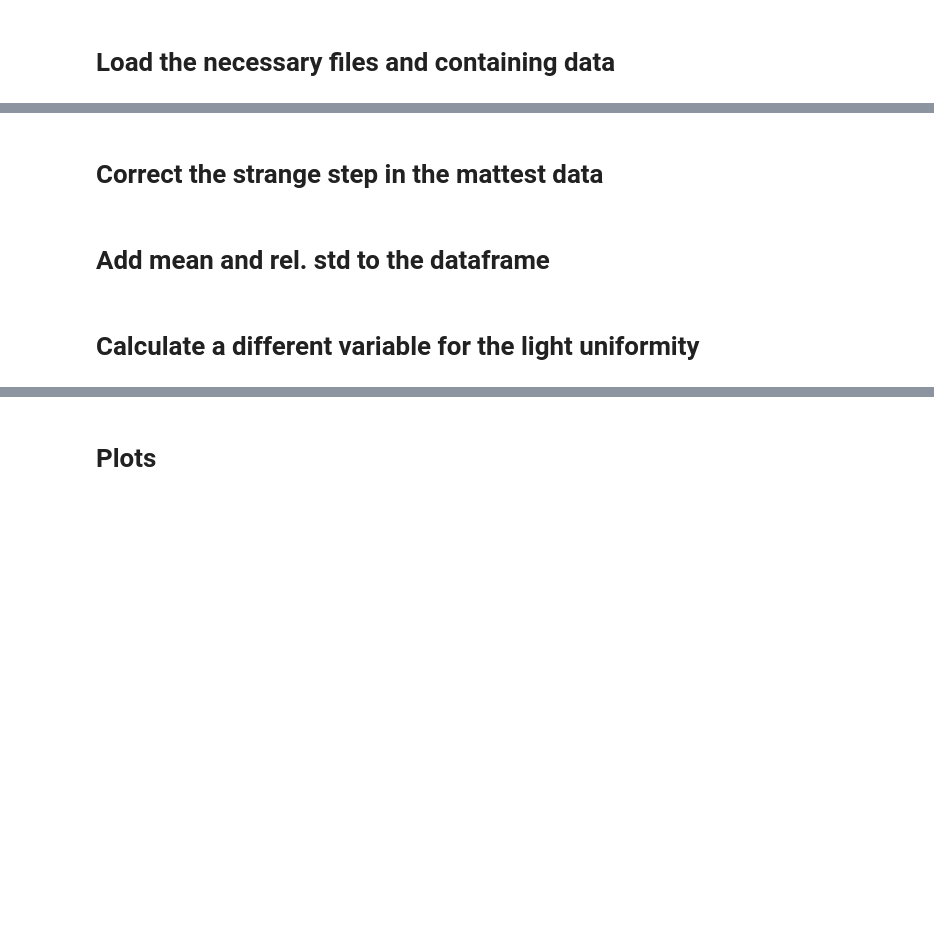
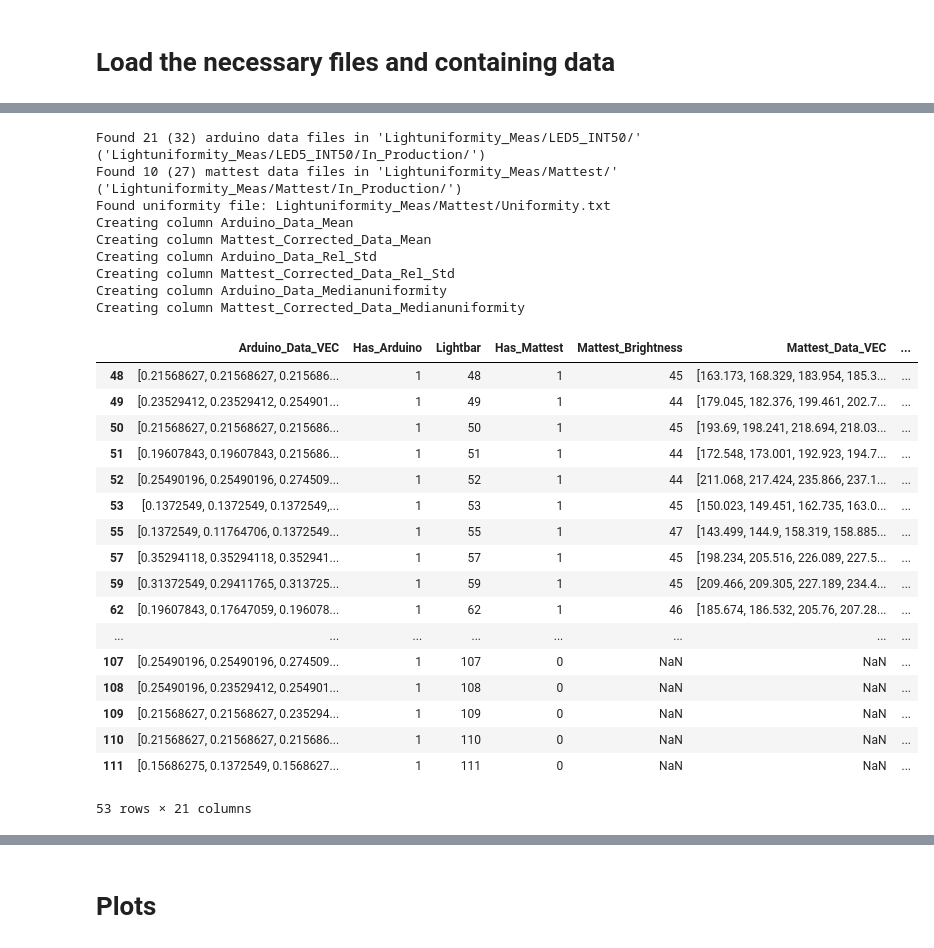
Before and after one commit to Burney222/QA_Lightbar, a Jupyter notebook: Plot_Lightbars.ipynb, the cells around one changed output, grey strips where cells are left out. Drawn from its saved outputs; the diff is of its cells as text; code cells hidden in the pictures; blank space fills up the shorter version.

```diff
--- a/Plot_Lightbars.ipynb
+++ b/Plot_Lightbars.ipynb
@@ -173,2 +254,0 @@ Found uniformity file: Lightuniformity_Meas/Mattest/Uniformity.txt
-# %% [markdown]
-# Correct the strange step in the mattest data
@@ -191,2 +254,0 @@ for i, row in df.iterrows():
-# %% [markdown]
-# Add mean and rel. std to the dataframe
@@ -216,2 +255,46 @@ for i, row in df.iterrows():
-# %% [markdown]
-# Calculate a different variable for the light uniformity
+# %%
+arduino_df = arduino2pandas("Lightuniformity_Meas/LED5_INT50/")
+mattest_df = mattest2pandas("Lightuniformity_Meas/Mattest/")
+
+merged_df = merge_arduino_mattest(arduino_df, mattest_df)
+
+#Correct the step in the mattest data
+corrected_df = correct_matteststep(merged_df)
+
+#Add characteristics for the data
+mean_df = add_characteristic(corrected_df, ["Arduino_Data_VEC", "Mattest_Corrected_Data_VEC"], np.mean, "Mean") #Mean
+rel_std_df = add_characteristic(mean_df, ["Arduino_Data_VEC", "Mattest_Corrected_Data_VEC"],
+                                lambda x: np.std(x)/np.mean(x), "Rel_Std")
+uniformity_df = add_characteristic(rel_std_df, ["Arduino_Data_VEC", "Mattest_Corrected_Data_VEC"], median_uniformity,
+                                   "Medianuniformity", n_parts = 4)
+
+df = uniformity_df
+df
+# %% [output]
+Found 21 (32) arduino data files in 'Lightuniformity_Meas/LED5_INT50/' ('Lightuniformity_Meas/LED5_INT50/In_Production/')
+Found 10 (27) mattest data files in 'Lightuniformity_Meas/Mattest/' ('Lightuniformity_Meas/Mattest/In_Production/')
+Found uniformity file: Lightuniformity_Meas/Mattest/Uniformity.txt
+Creating column Arduino_Data_Mean
+Creating column Mattest_Corrected_Data_Mean
+Creating column Arduino_Data_Rel_Std
+Creating column Mattest_Corrected_Data_Rel_Std
+Creating column Arduino_Data_Medianuniformity
+Creating column Mattest_Corrected_Data_Medianuniformity
+|  | Arduino_Data_VEC | Has_Arduino | Lightbar | Has_Mattest | Mattest_Brightness | Mattest_Data_VEC | ... |
+| 48 | [0.21568627, 0.21568627, 0.215686... | 1 | 48 | 1 | 45 | [163.173, 168.329, 183.954, 185.3... | ... |
+| 49 | [0.23529412, 0.23529412, 0.254901... | 1 | 49 | 1 | 44 | [179.045, 182.376, 199.461, 202.7... | ... |
+| 50 | [0.21568627, 0.21568627, 0.215686... | 1 | 50 | 1 | 45 | [193.69, 198.241, 218.694, 218.03... | ... |
+| 51 | [0.19607843, 0.19607843, 0.215686... | 1 | 51 | 1 | 44 | [172.548, 173.001, 192.923, 194.7... | ... |
+| 52 | [0.25490196, 0.25490196, 0.274509... | 1 | 52 | 1 | 44 | [211.068, 217.424, 235.866, 237.1... | ... |
+| 53 | [0.1372549, 0.1372549, 0.1372549,... | 1 | 53 | 1 | 45 | [150.023, 149.451, 162.735, 163.0... | ... |
+| 55 | [0.1372549, 0.11764706, 0.1372549... | 1 | 55 | 1 | 47 | [143.499, 144.9, 158.319, 158.885... | ... |
+| 57 | [0.35294118, 0.35294118, 0.352941... | 1 | 57 | 1 | 45 | [198.234, 205.516, 226.089, 227.5... | ... |
+| 59 | [0.31372549, 0.29411765, 0.313725... | 1 | 59 | 1 | 45 | [209.466, 209.305, 227.189, 234.4... | ... |
+| 62 | [0.19607843, 0.17647059, 0.196078... | 1 | 62 | 1 | 46 | [185.674, 186.532, 205.76, 207.28... | ... |
+| ... | ... | ... | ... | ... | ... | ... | ... |
+| 107 | [0.25490196, 0.25490196, 0.274509... | 1 | 107 | 0 | NaN | NaN | ... |
+| 108 | [0.25490196, 0.23529412, 0.254901... | 1 | 108 | 0 | NaN | NaN | ... |
+| 109 | [0.21568627, 0.21568627, 0.235294... | 1 | 109 | 0 | NaN | NaN | ... |
+| 110 | [0.21568627, 0.21568627, 0.215686... | 1 | 110 | 0 | NaN | NaN | ... |
+| 111 | [0.15686275, 0.1372549, 0.1568627... | 1 | 111 | 0 | NaN | NaN | ... |
+53 rows × 21 columns
```
Also changed, not shown: parts of 15 cells of this notebook.
